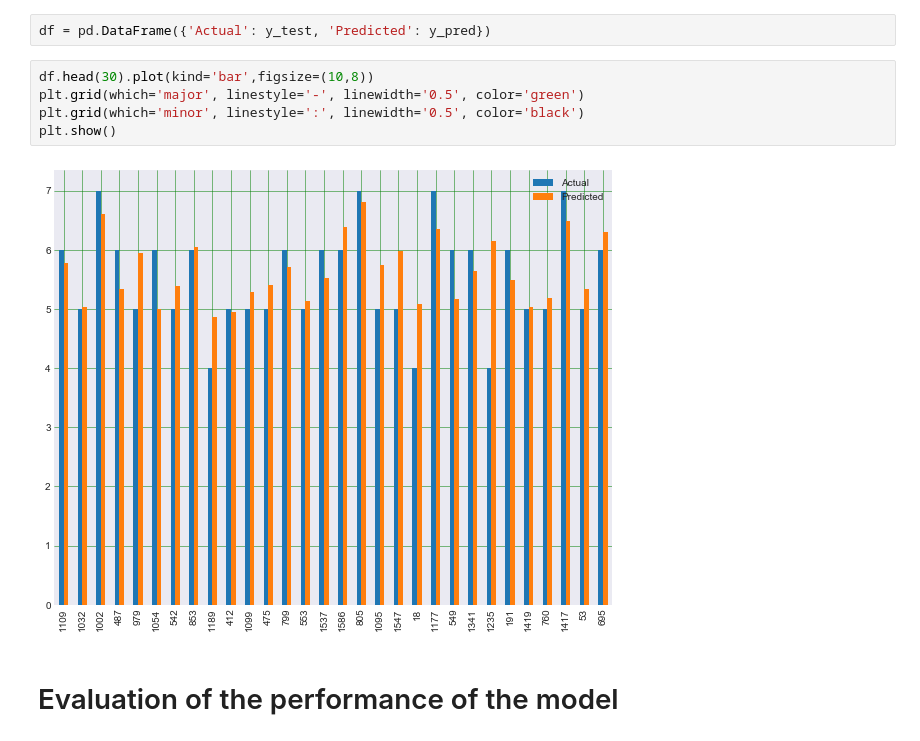
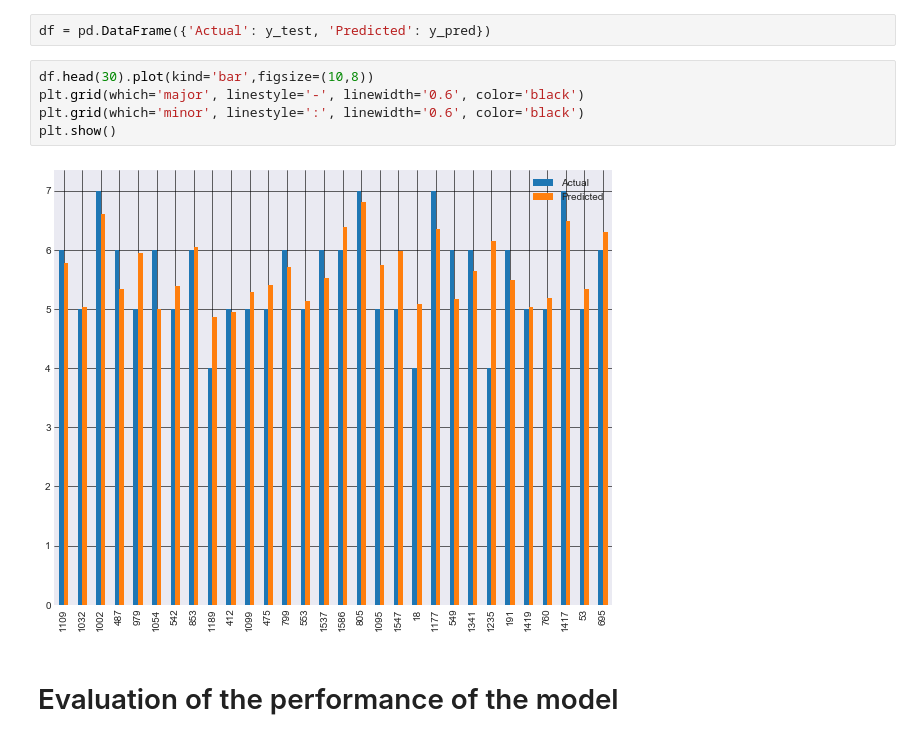
Before and after one commit to GoutamGhadai/wine_quality, a Jupyter notebook: wine_quality_prediction.ipynb, the cells around one changed output. Cells and saved outputs as stored; diff of their text form.

```diff
--- a/wine_quality_prediction.ipynb
+++ b/wine_quality_prediction.ipynb
@@ -173,11 +173,11 @@ y_pred = model.predict(X_test)
 df = pd.DataFrame({'Actual': y_test, 'Predicted': y_pred})
 # %%
 df.head(30).plot(kind='bar',figsize=(10,8))
-plt.grid(which='major', linestyle='-', linewidth='0.5', color='green')
-plt.grid(which='minor', linestyle=':', linewidth='0.5', color='black')
+plt.grid(which='major', linestyle='-', linewidth='0.6', color='black')
+plt.grid(which='minor', linestyle=':', linewidth='0.6', color='black')
 plt.show()
 # %% [output]
-[figure, old version]
+[figure, new version]
 # %% [markdown]
 # Evaluation of the performance of the model
 # %%
```
